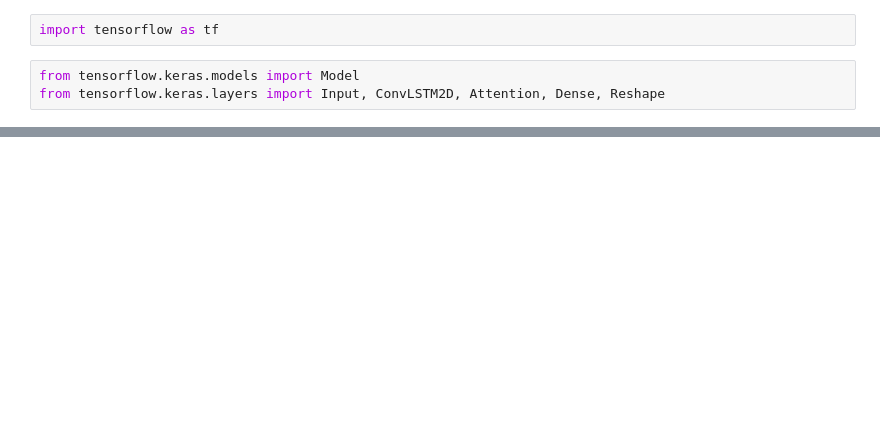
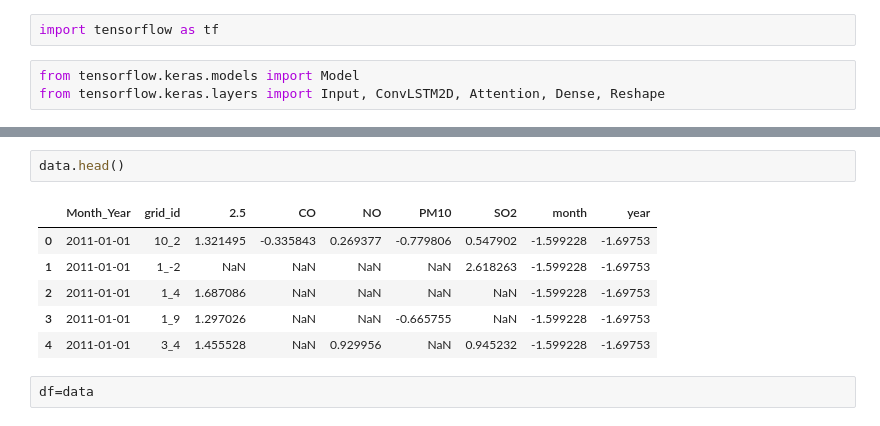
Before and after one commit to hassaanuh/gis_spatiotemporal_hybrid, a Jupyter notebook: eda.ipynb, the cells around one changed output, grey strips where cells are left out. Saved outputs shown, nothing was run; the diff lists cells and outputs as text; blank space fills up the shorter version.

```diff
--- a/eda.ipynb
+++ b/eda.ipynb
@@ -1217,0 +1575,11 @@ NameError: name 'GRID_SIZE' is not defined
+# %%
+data.head()
+# %% [output]
+|  | Month_Year | grid_id | 2.5 | CO | NO | PM10 | SO2 | month | year |
+| 0 | 2011-01-01 | 10_2 | 1.321495 | -0.335843 | 0.269377 | -0.779806 | 0.547902 | -1.599228 | -1.69753 |
+| 1 | 2011-01-01 | 1_-2 | NaN | NaN | NaN | NaN | 2.618263 | -1.599228 | -1.69753 |
+| 2 | 2011-01-01 | 1_4 | 1.687086 | NaN | NaN | NaN | NaN | -1.599228 | -1.69753 |
+| 3 | 2011-01-01 | 1_9 | 1.297026 | NaN | NaN | -0.665755 | NaN | -1.599228 | -1.69753 |
+| 4 | 2011-01-01 | 3_4 | 1.455528 | NaN | 0.929956 | NaN | 0.945232 | -1.599228 | -1.69753 |
+# %%
+df=data
```
Also changed, not shown: parts of 43 cells of this notebook.
